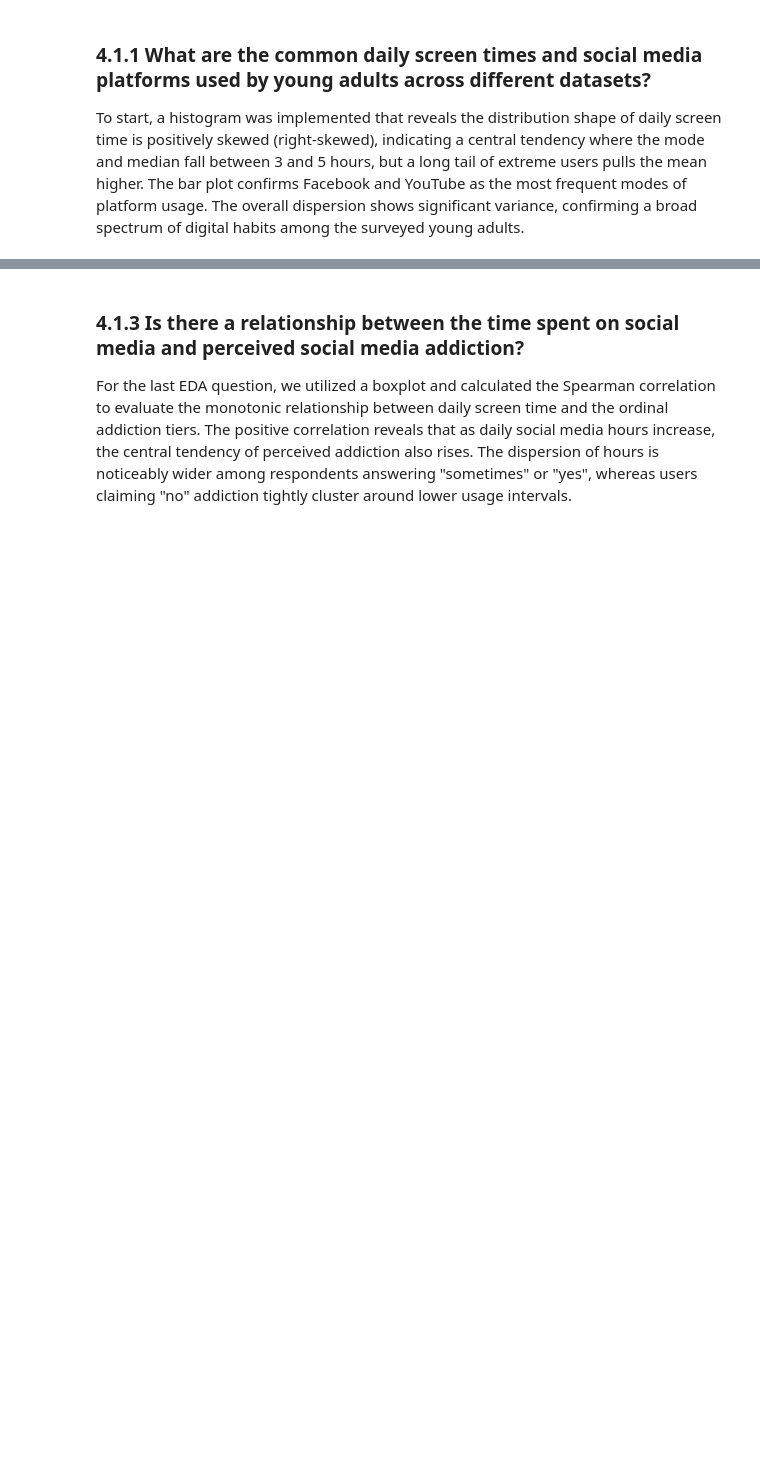
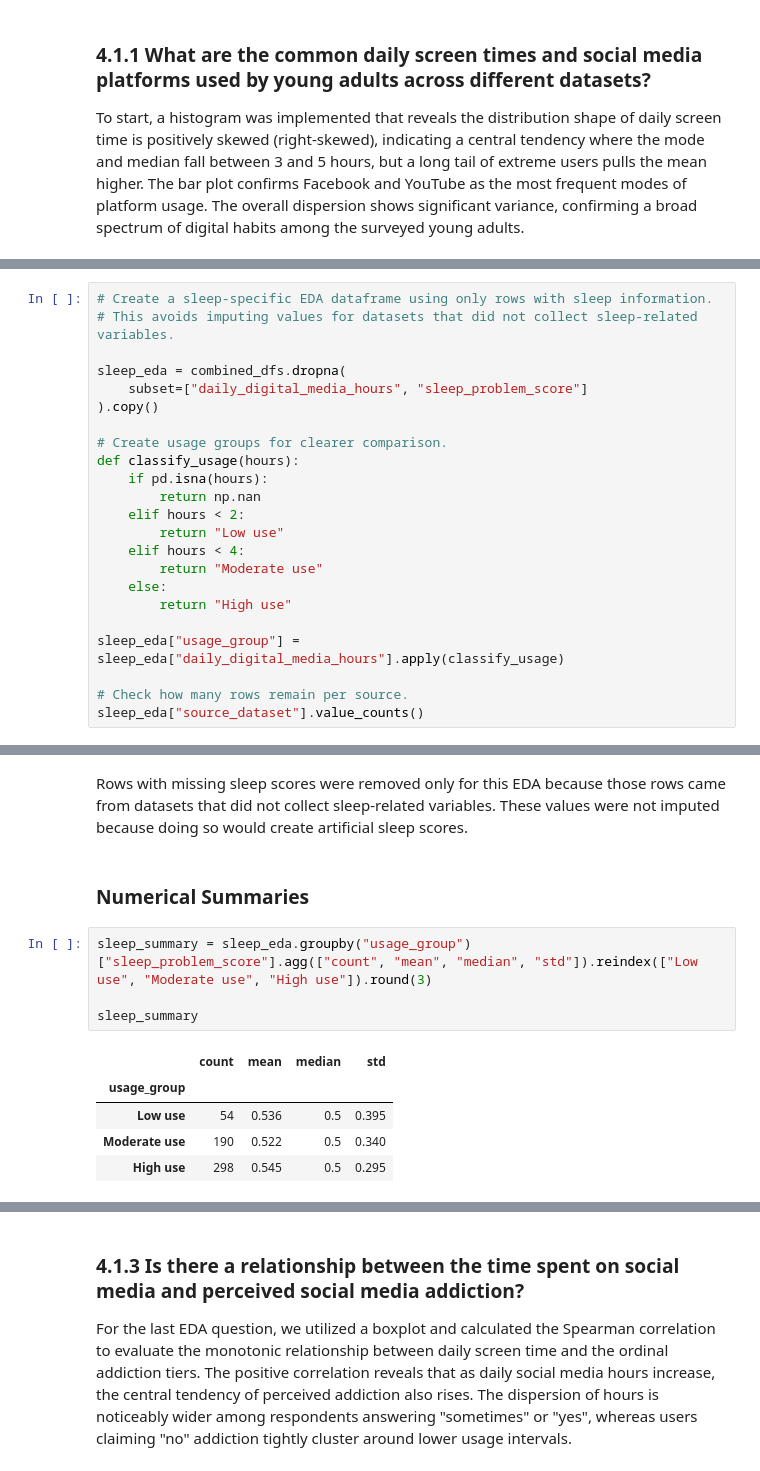
Before and after one commit to klyckman/CSMODEL, a Jupyter notebook: notebooks/Kodiak_Knowers_Notebook.ipynb, the cells around one changed output, grey strips where cells are left out. Cells and saved outputs as stored; diff of their text form; blank space fills up the shorter version.

```diff
--- a/notebooks/Kodiak_Knowers_Notebook.ipynb
+++ b/notebooks/Kodiak_Knowers_Notebook.ipynb
@@ -773,0 +778,23 @@ plt.show()
+# %%
+# Create a sleep-specific EDA dataframe using only rows with sleep information.
+# This avoids imputing values for datasets that did not collect sleep-related variables.
+
+sleep_eda = combined_dfs.dropna(
+    subset=["daily_digital_media_hours", "sleep_problem_score"]
+).copy()
+
+# Create usage groups for clearer comparison.
+def classify_usage(hours):
+    if pd.isna(hours):
+        return np.nan
+    elif hours < 2:
+        return "Low use"
+    elif hours < 4:
+        return "Moderate use"
+    else:
+        return "High use"
+
+sleep_eda["usage_group"] = sleep_eda["daily_digital_media_hours"].apply(classify_usage)
+
+# Check how many rows remain per source.
+sleep_eda["source_dataset"].value_counts()
@@ -773,0 +807,14 @@ plt.show()
+# %% [markdown]
+Rows with missing sleep scores were removed only for this EDA because those rows came from datasets that did not collect sleep-related variables. These values were not imputed because doing so would create artificial sleep scores.
+# %% [markdown]
+### **Numerical Summaries**
+# %%
+sleep_summary = sleep_eda.groupby("usage_group")["sleep_problem_score"].agg(["count", "mean", "median", "std"]).reindex(["Low use", "Moderate use", "High use"]).round(3)
+
+sleep_summary
+# %% [output]
+|  | count | mean | median | std |
+| usage_group |  |  |  |  |
+| Low use | 54 | 0.536 | 0.5 | 0.395 |
+| Moderate use | 190 | 0.522 | 0.5 | 0.340 |
+| High use | 298 | 0.545 | 0.5 | 0.295 |
```
Also changed, not shown: parts of 38 cells of this notebook.
